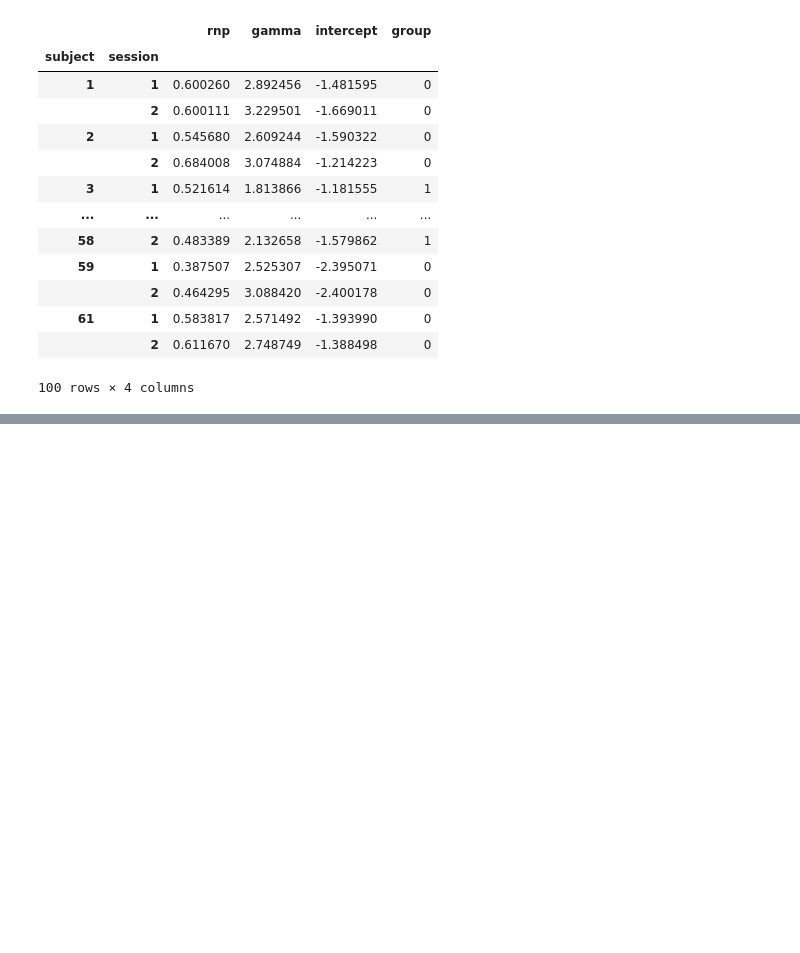
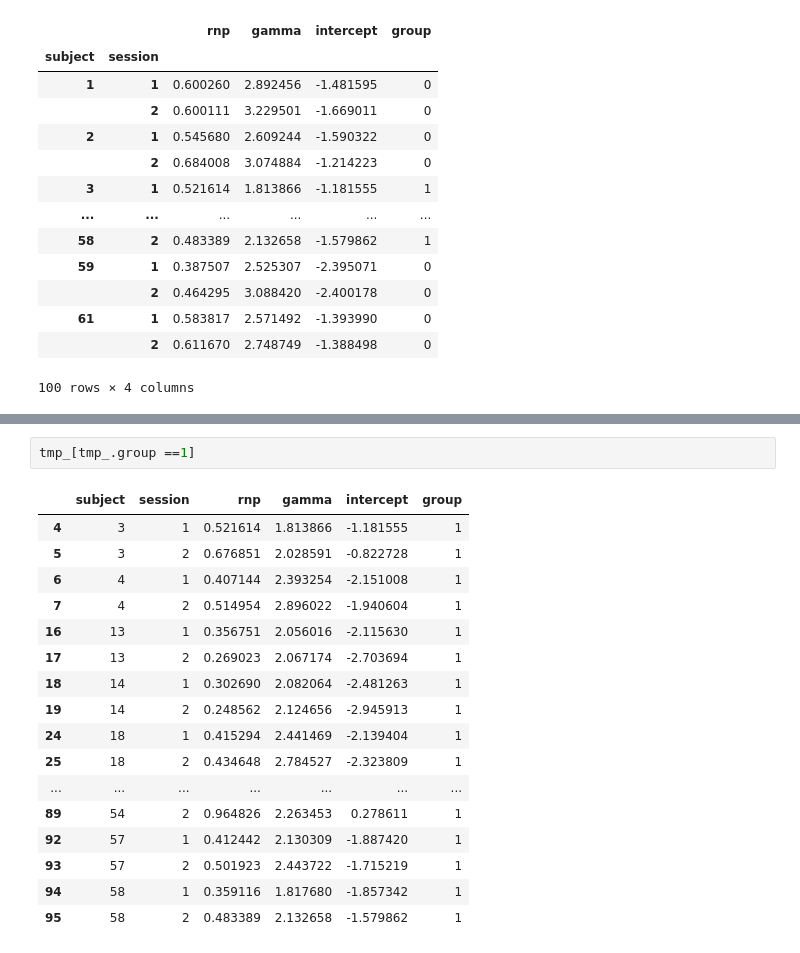
Before and after one commit to Gilles86/stress_risk, a Jupyter notebook: stress_risk/behavior/probit-mode_fit&postPlot.ipynb, the cells around one changed output, grey strips where cells are left out. Drawn from its saved outputs; the diff is of its cells as text; blank space fills up the shorter version.

```diff
--- a/stress_risk/behavior/probit-mode_fit&postPlot.ipynb
+++ b/stress_risk/behavior/probit-mode_fit&postPlot.ipynb
@@ -333,0 +336,20 @@ tmp
+# %%
+tmp_[tmp_.group ==1]
+# %% [output]
+|  | subject | session | rnp | gamma | intercept | group |
+| 4 | 3 | 1 | 0.521614 | 1.813866 | -1.181555 | 1 |
+| 5 | 3 | 2 | 0.676851 | 2.028591 | -0.822728 | 1 |
+| 6 | 4 | 1 | 0.407144 | 2.393254 | -2.151008 | 1 |
+| 7 | 4 | 2 | 0.514954 | 2.896022 | -1.940604 | 1 |
+| 16 | 13 | 1 | 0.356751 | 2.056016 | -2.115630 | 1 |
+| 17 | 13 | 2 | 0.269023 | 2.067174 | -2.703694 | 1 |
+| 18 | 14 | 1 | 0.302690 | 2.082064 | -2.481263 | 1 |
+| 19 | 14 | 2 | 0.248562 | 2.124656 | -2.945913 | 1 |
+| 24 | 18 | 1 | 0.415294 | 2.441469 | -2.139404 | 1 |
+| 25 | 18 | 2 | 0.434648 | 2.784527 | -2.323809 | 1 |
+| ... | ... | ... | ... | ... | ... | ... |
+| 89 | 54 | 2 | 0.964826 | 2.263453 | 0.278611 | 1 |
+| 92 | 57 | 1 | 0.412442 | 2.130309 | -1.887420 | 1 |
+| 93 | 57 | 2 | 0.501923 | 2.443722 | -1.715219 | 1 |
+| 94 | 58 | 1 | 0.359116 | 1.817680 | -1.857342 | 1 |
+| 95 | 58 | 2 | 0.483389 | 2.132658 | -1.579862 | 1 |
```
Also changed, not shown: parts of 4 cells of this notebook, 7 other files.
